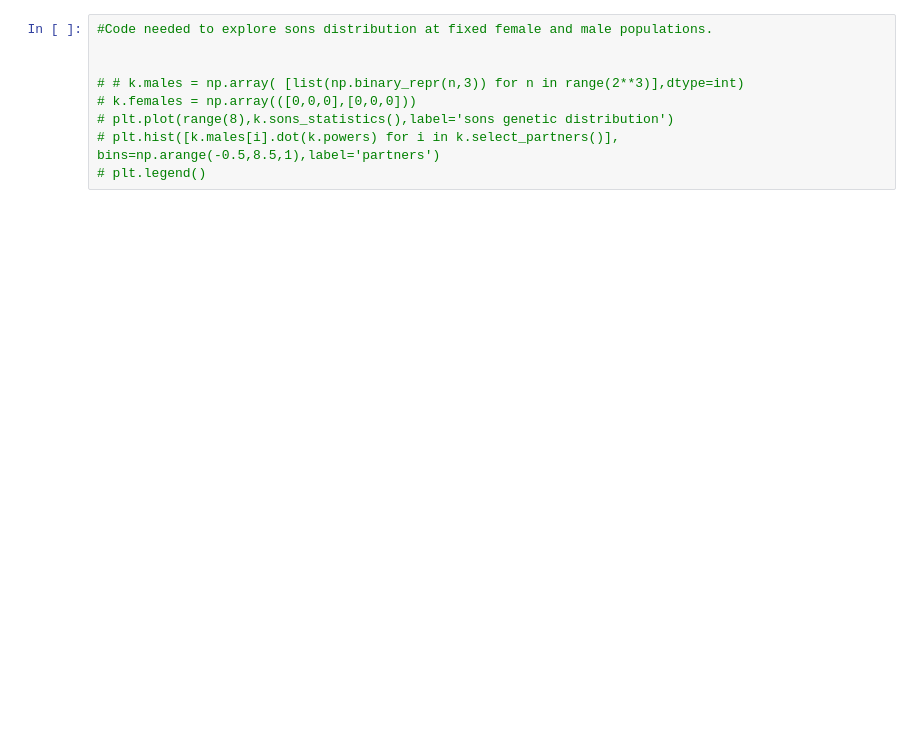
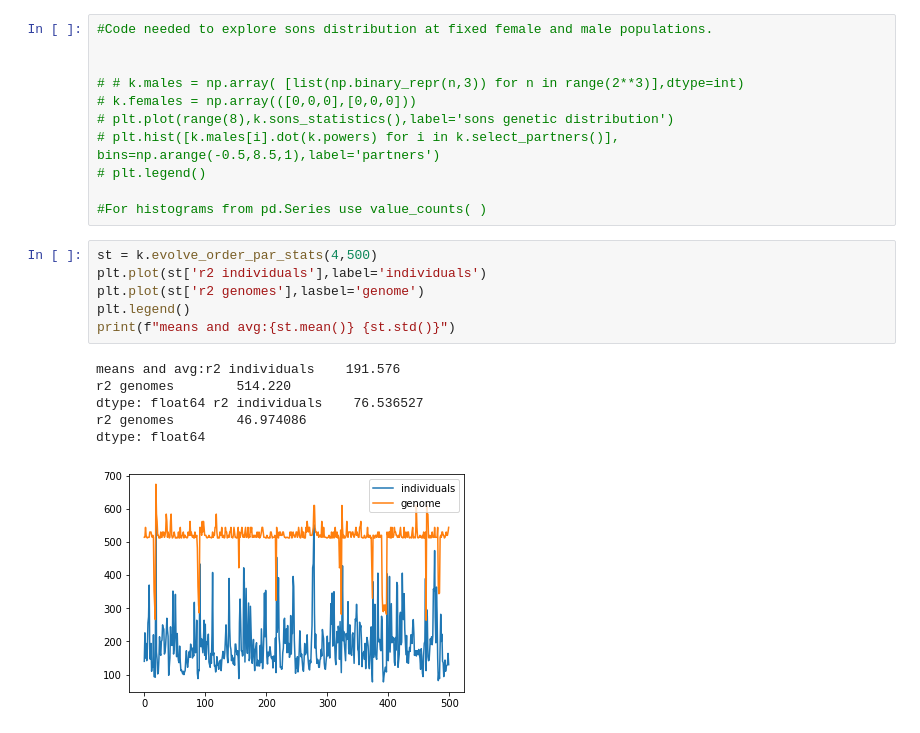
Before and after one commit to MarcoVitalii/lek-project, a Jupyter notebook: notebooks/Optimized simple model.ipynb, the cells around one changed output. Drawn from its saved outputs; the diff is of its cells as text; blank space fills up the shorter version.

Commit message:
Statitics for the parameter order

```diff
--- a/notebooks/Optimized simple model.ipynb
+++ b/notebooks/Optimized simple model.ipynb
@@ -194,3 +256,18 @@ c_pops | c_copulations
 # plt.plot(range(8),k.sons_statistics(),label='sons genetic distribution')
 # plt.hist([k.males[i].dot(k.powers) for i in k.select_partners()], bins=np.arange(-0.5,8.5,1),label='partners')
 # plt.legend()
+
+#For histograms from pd.Series use value_counts( )
+# %%
+st = k.evolve_order_par_stats(4,500)
+plt.plot(st['r2 individuals'],label='individuals')
+plt.plot(st['r2 genomes'],lasbel='genome')
+plt.legend()
+print(f"means and avg:{st.mean()} {st.std()}")
+# %% [output]
+means and avg:r2 individuals    191.576
+r2 genomes        514.220
+dtype: float64 r2 individuals    76.536527
+r2 genomes        46.974086
+dtype: float64
+[figure, added]
```
Also changed, not shown: parts of 22 cells of this notebook.
